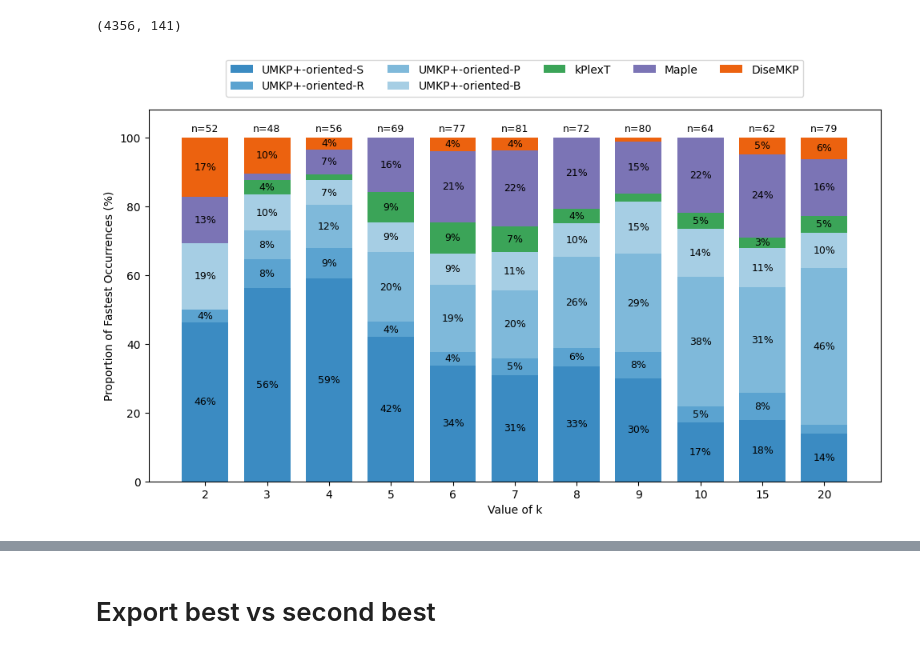
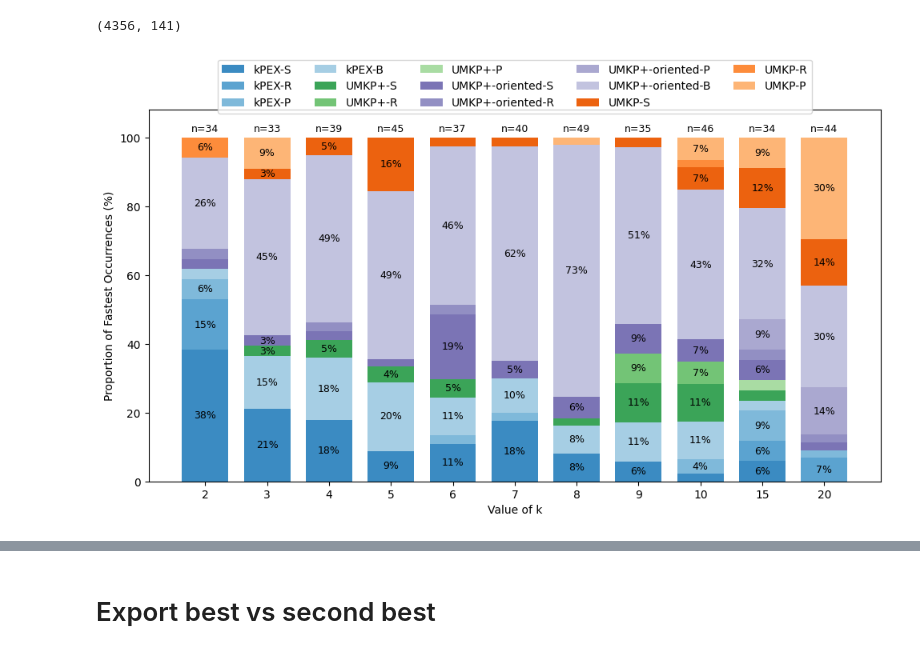
Before and after one commit to akhlaqueak/kplex-ML, a Jupyter notebook: notebooks/entire-data-algos.ipynb, the cells around one changed output, grey strips where cells are left out. Cells and saved outputs as stored; diff of their text form; code cells hidden in the pictures.

```diff
--- a/notebooks/entire-data-algos.ipynb
+++ b/notebooks/entire-data-algos.ipynb
@@ -39,9 +39,9 @@ df = df.rename(columns=lambda c: c.replace("-total", ""))
 df = clean_dataframe(df)
 
 all_algos=[
-    'kPEX-S', 'kPEX-R', 'kPEX-P', 'kPEX-B',
+    'kPEX-S', 'kPEX-R', 'kPEX-P', 'kPEX-B', 'kPEX-MB',
     'UMKP-S', 'UMKP-R', 'UMKP-P',
-    'UMKP+-S','UMKP+-SS', 'UMKP+-R', 'UMKP+-P',
+    'UMKP+-S', 'UMKP+-R', 'UMKP+-P', 'UMKP+-B',
     'UMKP+-oriented-S', 'UMKP+-oriented-R', 'UMKP+-oriented-P'
 ]
 baseline_algos="UMKP-Imp    UMKP    kPEX-Imp        kPEX    Maple   DiseMKP kPlexT".split()
@@ -83,12 +83,12 @@ def plot_fastest_occurrences(
     import matplotlib.pyplot as plt
 
     groups = [
-        # ['kPEX-S', 'kPEX-R', 'kPEX-P', 'kPEX-Imp'],
-        # ['UMKP-S', 'UMKP-R', 'UMKP-P'],
-        # ['UMKP+-S', 'UMKP+-R', 'UMKP+-P'],
-        ['UMKP+-oriented-S', 'UMKP+-oriented-R', 'UMKP+-oriented-P','UMKP+-oriented-B' ]
+        ['kPEX-S', 'kPEX-R', 'kPEX-P', 'kPEX-B'],
+        ['UMKP+-S', 'UMKP+-R', 'UMKP+-P'],
+        ['UMKP+-oriented-S', 'UMKP+-oriented-R', 'UMKP+-oriented-P', 'UMKP+-oriented-B'],
+        ['UMKP-S', 'UMKP-R', 'UMKP-P'],
     ]
-    groups += [["kPlexT"], ["Maple"], ["DiseMKP"]]
+    # groups += [["kPEX"], ["kPlexT"], ["Maple"], ["DiseMKP"]]
     # groups = ["UMKP-Imp UMKP".split(), "kPEX-Imp kPEX2".split(), ["kPlexT"], ["Maple"], ["DiseMKP"]]
     if k_values is None:
         k_values = [2, 3, 4, 5, 6, 7, 8, 9, 10, 15, 20]
@@ -184,35 +184,35 @@ def plot_fastest_occurrences(
         bottom += vals_col
 
     for i, cnt in enumerate(counts_per_k):
         ax.text(
             x[i],
             101,
             f"n={cnt}",
             ha="center",
             va="bottom",
             fontsize=9,
             color="black"
         )
 
     # ax.set_title(
     #     f"Fastest Occurrences by k\n"
     #     f"(min time >= {min_time_thresh}s, max time < {max_time_thresh}s, "
     #     f"best-vs-second abs gap >= {min_abs_gap}s, ratio >= {min_ratio}x)",
     #     pad=18
     # )
     ax.set_xlabel("Value of k")
     ax.set_ylabel("Proportion of Fastest Occurrences (%)")
     ax.set_xticks(x)
     ax.set_xticklabels(k_values)
     ax.set_ylim(0, 108)
     ax.legend(loc="upper center", bbox_to_anchor=(0.5, 1.15), ncol=5)
 
     plt.tight_layout()
     # return res_df, fig, ax
 
-plot_fastest_occurrences(df, suffix="", min_abs_gap=10, min_ratio=1.2)
+plot_fastest_occurrences(df, suffix="", min_abs_gap=1, min_ratio=1.2)
 # %% [output]
-[figure, old version]
+[figure, new version]
 # %%
 def compare_speedups(df, col_a, col_b,
                      thresholds=[1.2, 2, 4, 6, 8, 10],
```
Also changed, not shown: parts of 2 cells of this notebook, 9 other files.
